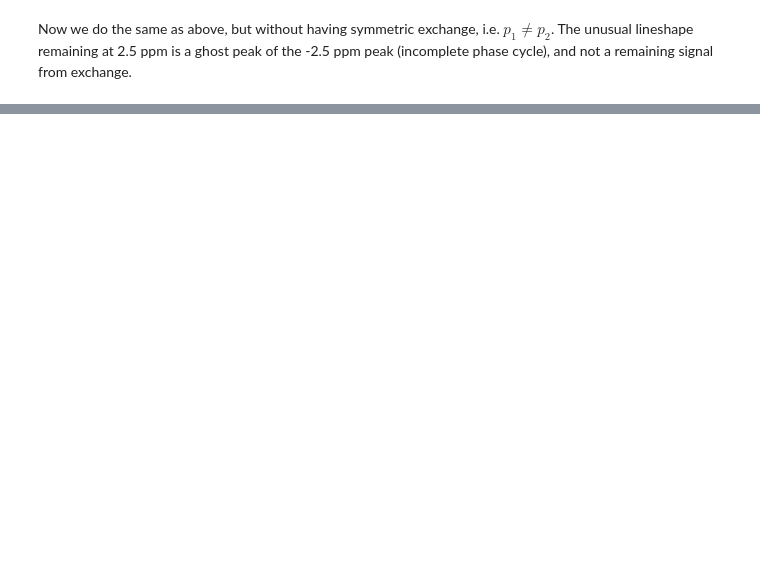
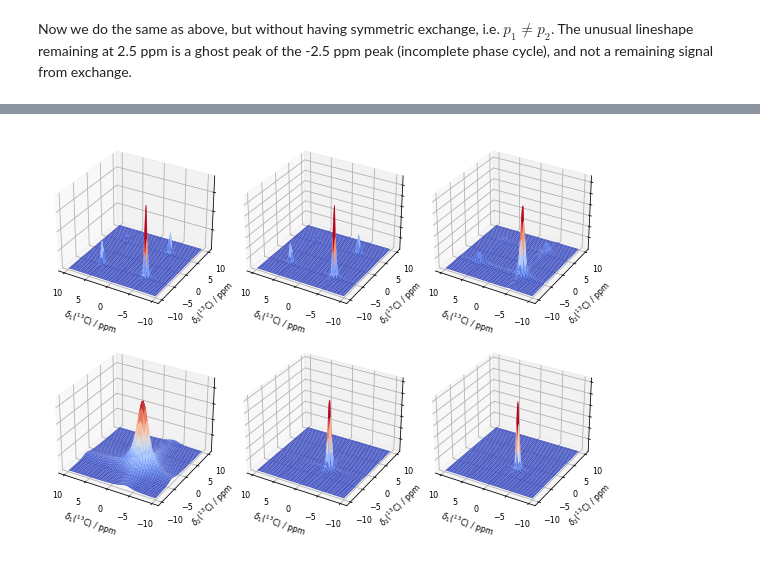
Before and after one commit to alsinmr/ConferenceExamples, a Jupyter notebook: GNMR2023/EXSY.ipynb, the cells around one changed output, grey strips where cells are left out. Saved outputs shown, nothing was run; the diff lists cells and outputs as text; code cells hidden in the pictures; blank space fills up the shorter version.

```diff
--- a/GNMR2023/EXSY.ipynb
+++ b/GNMR2023/EXSY.ipynb
@@ -308,7 +298,7 @@ for a,tc in zip(ax,tc0):
     Upi2y=pi2y.U()
     Upi2my=pi2my.U()
 
-    Udelay=L.U(Dt=tc*5)
+    Udelay=L.U(Dt=tc0[0]*5)
     Uevol=L.U(Dt=Dt)  #Propagator for the evolution time
 
     #Propagation
@@ -365,0 +354 @@ for a in ax:a.set_zticklabels('')
+[figure, added]
```
Also changed, not shown: parts of 7 cells of this notebook, 3 other files.
